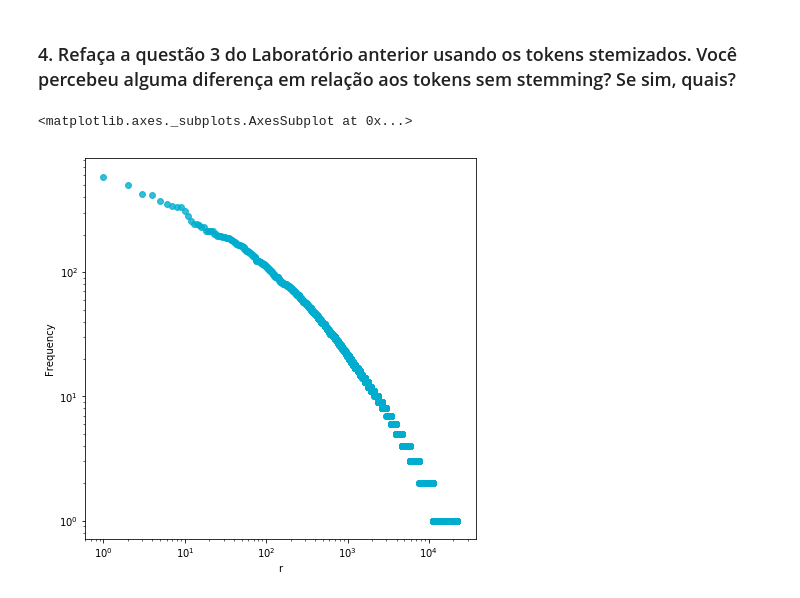
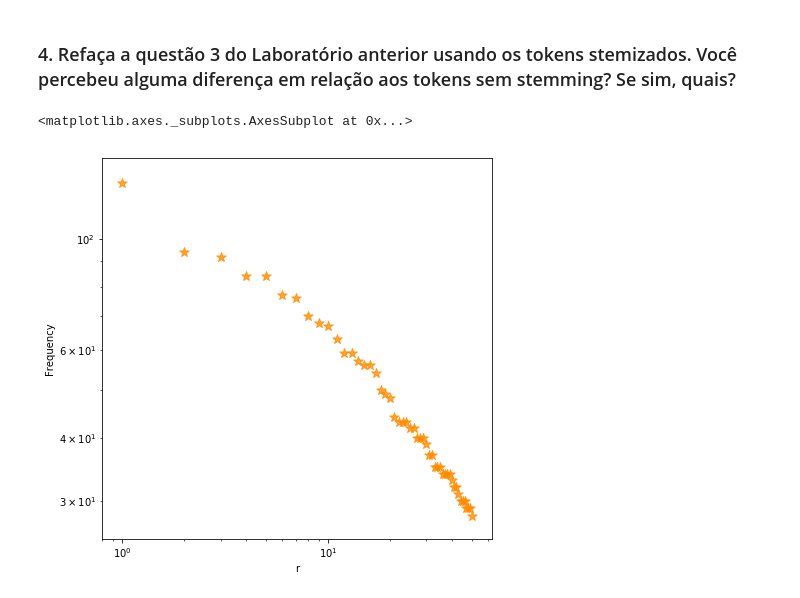
Before and after one commit to RaquelRufino/InformationRetrieval, a Jupyter notebook: ri_lab_03/lab03.ipynb, the cells around one changed output. Cells and saved outputs as stored; diff of their text form; code cells hidden in the pictures.

```diff
--- a/ri_lab_03/lab03.ipynb
+++ b/ri_lab_03/lab03.ipynb
@@ -77,8 +43,0 @@ Tamanho do vocabulário sem Stopwords: 22270
-# %%
-sortedWords = []
-
-for word, freq in reversed(
-    sorted(wordFrequency.items(),key = itemgetter(1))):
-    sortedWords.append((word, freq))
-
-print(sortedWords)
@@ -159,0 +82,14 @@ Conjunto de palavras com Stemming: 11517
+# %%
+stemmed_words = []
+stemmer = nltk.stem.SnowballStemmer('portuguese')
+
+stemmed_words = [stemmer.stem(word) for word in filtered_words]
+
+set_stem = sorted(set(stemmed_words))
+set_words = sorted(set(filtered_words))
+
+print("Conjunto de palavras sem Stemming:",len(set_words))
+print("Conjunto de palavras com Stemming:",len(set_stem))
+
+set_stem = [word for word in set_stem if word.startswith('d')]
+set_words = [word for word in set_words if word.startswith('d')]
@@ -160,11 +102,24 @@ Conjunto de palavras com Stemming: 11517
 # %% [markdown]
 ### 4. Refaça a questão 3 do Laboratório anterior usando os tokens stemizados. Você percebeu alguma diferença em relação aos tokens sem stemming? Se sim, quais?
+# %%
+total_stemmed_word_occurrences = len(stemmed_words)
+stemmed_word_frequency = {}
+stemmed_word_frequency = Counter(stemmed_words)
+
+top_stemmed_words = stemmed_word_frequency.most_common(50)
+
+top_stemmed_50_table = pd.DataFrame(columns = ['Word', 'Frequency', 'r', 'Pr(%)', 'r.Pr'])
+
+top_stemmed_50_table['Word'] = [word[0] for word in top_stemmed_words]
+top_stemmed_50_table['Frequency'] = [word[1] for word in top_stemmed_words]
+top_stemmed_50_table['r'] = [rank+1 for rank in range(0, len(top_stemmed_words))]
+top_stemmed_50_table['Pr(%)'] = [round((word[1] / total_stemmed_word_occurrences)*100, 2) for word in top_stemmed_words]
+top_stemmed_50_table['r.Pr'] = round((top_stemmed_50_table['Pr(%)']/100)*top_stemmed_50_table['r'], 3)
 # %%
 f, ax = plt.subplots(figsize=(7, 7))
 ax.set(xscale="log", yscale="log")
-sns.regplot("r", "Frequency", tabela, ax=ax, marker="o",
-            scatter_kws={"s": 35}, fit_reg = False, color="#00adce")
+sns.regplot("r", "Frequency", top_stemmed_50_table, ax=ax, marker="*", scatter_kws={"s": 100}, fit_reg = False, color = '#FF8C00')
 # %% [output]
 <matplotlib.axes._subplots.AxesSubplot at 0x...>
-[figure, old version]
+[figure, new version]
 # %%
```
Also changed, not shown: parts of 19 cells of this notebook.
